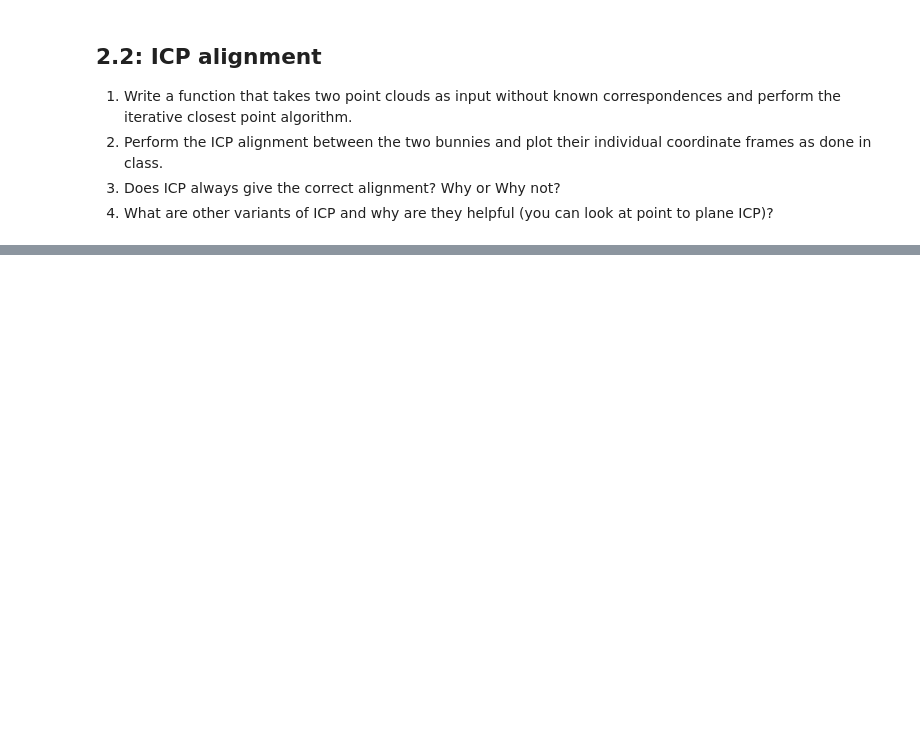
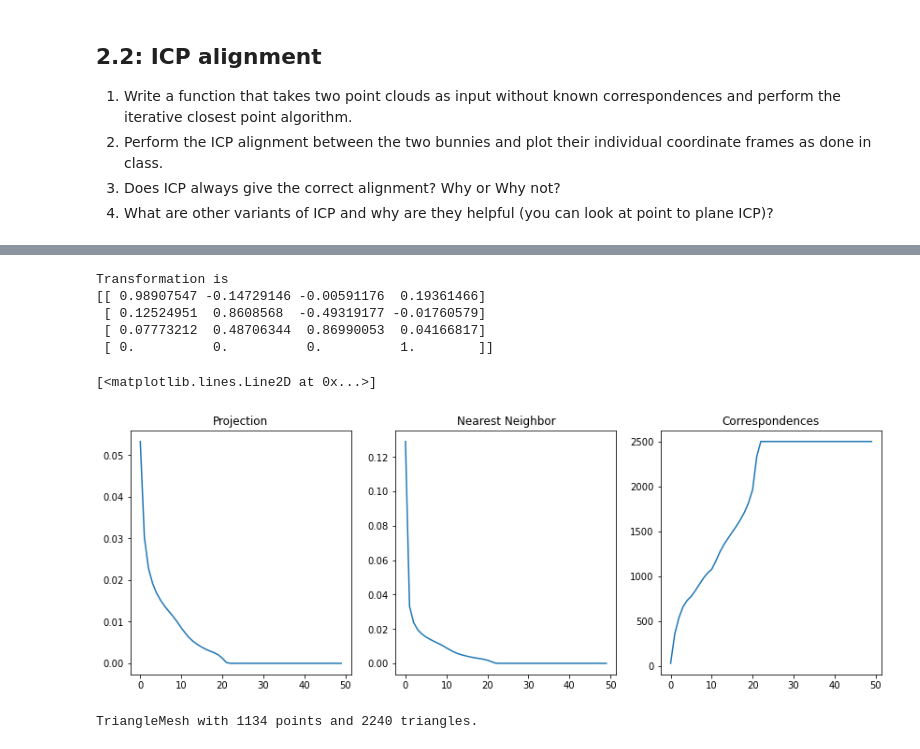
Before and after one commit to TheProjectsGuy/MR21-CS7.503, a Jupyter notebook: Assignments/MR2021-Assignment-3/Assignment-3.ipynb, the cells around one changed output, grey strips where cells are left out. Saved outputs shown, nothing was run; the diff lists cells and outputs as text; code cells hidden in the pictures; blank space fills up the shorter version.

```diff
--- a/Assignments/MR2021-Assignment-3/Assignment-3.ipynb
+++ b/Assignments/MR2021-Assignment-3/Assignment-3.ipynb
@@ -869,0 +1161,38 @@ Now that we have the best $\mathbf{R}$ for the given $\mathbf{t}$, we can improv
+# %%
+pcA = np.array(bunny_A.points).T
+pcB = np.array(bunny_B.points).T
+# Run ICP for a given number of iterations
+tf_A_B, logs = iter_icp_nn_pcalign(pcA, pcB, 50)
+print(f"Transformation is \n{tf_A_B}")
+plt.figure(1, (14.4, 4.8))
+plt.subplot(131)
+plt.title("Projection")
+plt.plot(logs["p_dist"])
+plt.subplot(132)
+plt.title("Nearest Neighbor")
+plt.plot(logs["nn_dist"])
+plt.subplot(133)
+plt.title("Correspondences")
+plt.plot(logs["nuc"])
+# %% [output]
+Transformation is
+[[ 0.98907547 -0.14729146 -0.00591176  0.19361466]
+ [ 0.12524951  0.8608568  -0.49319177 -0.01760579]
+ [ 0.07773212  0.48706344  0.86990053  0.04166817]
+ [ 0.          0.          0.          1.        ]]
+[<matplotlib.lines.Line2D at 0x...>]
+[figure, added]
+# %%
+# Project A back (to B)
+tf_B_A = inv_tf(tf_A_B) # Represent A in B
+pcB_re = tf_B_A[0:3, 0:3] @ pcA + tf_B_A[0:3, 3].reshape(-1, 1)
+bunny_ABre = o3d.geometry.PointCloud(o3d.utility.Vector3dVector(
+    pcB_re.T))
+c = [242, 161, 19] # RGB 255 color: Orange
+bunny_ABre.paint_uniform_color([c[0]/255, c[1]/255, c[2]/255])
+# A coordinate frame for this
+cf_Bre = copy.deepcopy(cf_A)
+cf_Bre.rotate(tf_B_A[0:3, 0:3], [0, 0, 0])
+cf_Bre.translate(tf_B_A[0:3, 3])
+# %% [output]
+TriangleMesh with 1134 points and 2240 triangles.
```
Also changed, not shown: parts of 26 cells of this notebook, 4 other files.
